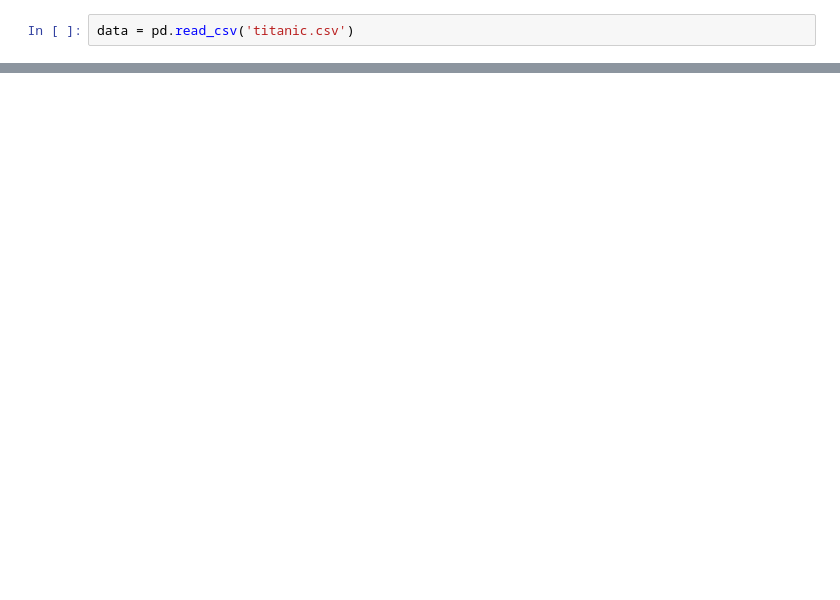
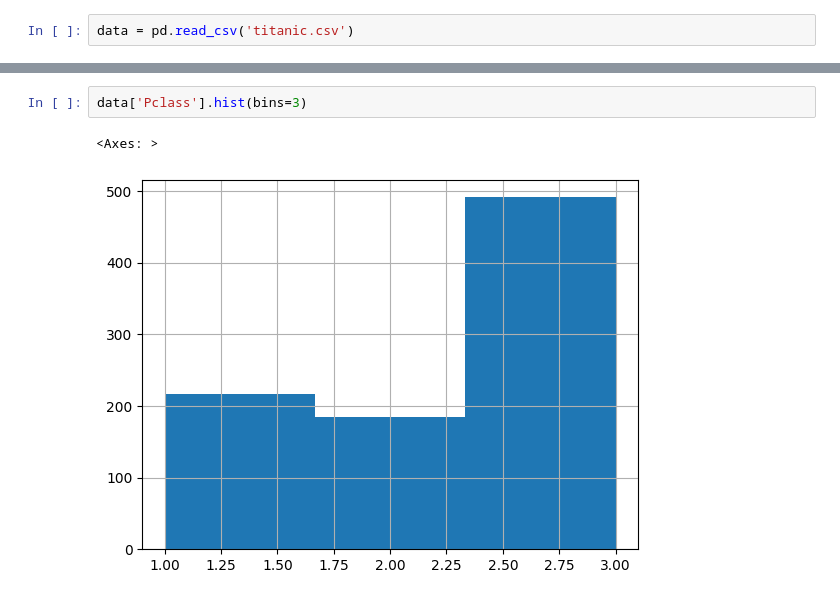
Before and after one commit to najibifar/Data_Analysis, a Jupyter notebook: titanic.ipynb, the cells around one changed output, grey strips where cells are left out. Saved outputs shown, nothing was run; the diff lists cells and outputs as text; blank space fills up the shorter version.

```diff
--- a/titanic.ipynb
+++ b/titanic.ipynb
@@ -15,0 +51,5 @@ data.head()
+# %%
+data['Pclass'].hist(bins=3)
+# %% [output]
+<Axes: >
+[figure, added]
```
Also changed, not shown: parts of 25 cells of this notebook, 6 other files.
